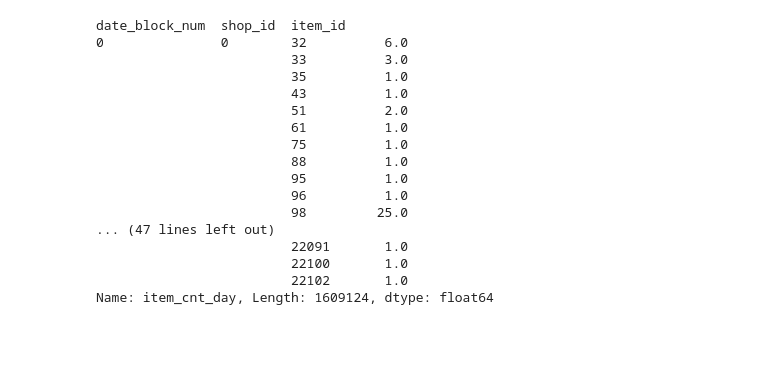
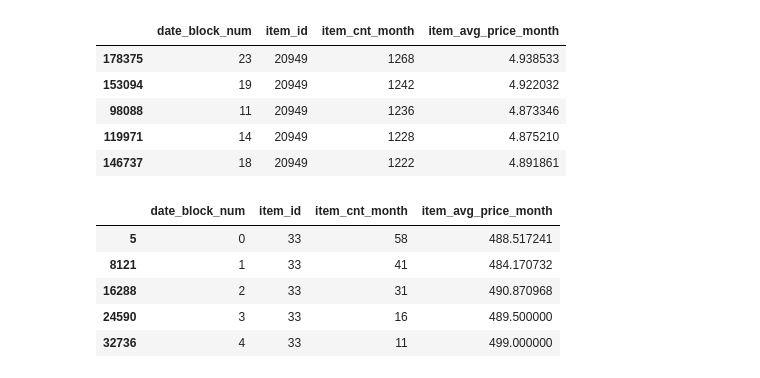
Before and after one commit to paulmathew111/ds, a Jupyter notebook: python/app/kaggle_predictFutureSales/predictFutureSales.ipynb, the cells around one changed output. Saved outputs shown, nothing was run; the diff lists cells and outputs as text; code cells hidden in the pictures; blank space fills up the shorter version.

```diff
--- a/python/app/kaggle_predictFutureSales/predictFutureSales.ipynb
+++ b/python/app/kaggle_predictFutureSales/predictFutureSales.ipynb
@@ -5,2 +6,7 @@ import seaborn as sns
 
 %matplotlib inline
+# %%
+salesTrain = pd.read_csv('../../../data/kaggle/predicFutureSales/sales_train.csv.gz', compression= 'gzip')
+items = pd.read_csv('../../../data/kaggle/predicFutureSales/items.csv')
+itemCategories = pd.read_csv('../../../data/kaggle/predicFutureSales/item_categories.csv')
+shops = pd.read_csv('../../../data/kaggle/predicFutureSales/shops.csv')
@@ -31,20 +33,23 @@ bla = data.groupby(['date_block_num','shop_id','item_id'])['item_cnt_day'].sum()
-# %%
-bla
-# %% [output]
-date_block_num  shop_id  item_id
-0               0        32          6.0
-                         33          3.0
-                         35          1.0
-                         43          1.0
-                         51          2.0
-                         61          1.0
-                         75          1.0
-                         88          1.0
-                         95          1.0
-                         96          1.0
-                         98         25.0
-... (47 lines left out)
-                         22091       1.0
-                         22100       1.0
-                         22102       1.0
-Name: item_cnt_day, Length: 1609124, dtype: float64
+# %%
+monthlyData = salesTrain.groupby(by = ['date_block_num','item_id'])['shop_id'].size().reset_index(name = 'item_cnt_month')
+monthlyData = monthlyData.merge(salesTrain.groupby(by = ['date_block_num','item_id'])['item_price'].mean().reset_index(name = 'item_avg_price_month'), how = 'left', on = ['date_block_num', 'item_id'])
+monthlyData.sort_values(by = ['item_cnt_month'], ascending = False).head()
+# %% [output]
+|  | date_block_num | item_id | item_cnt_month | item_avg_price_month |
+| 178375 | 23 | 20949 | 1268 | 4.938533 |
+| 153094 | 19 | 20949 | 1242 | 4.922032 |
+| 98088 | 11 | 20949 | 1236 | 4.873346 |
+| 119971 | 14 | 20949 | 1228 | 4.875210 |
+| 146737 | 18 | 20949 | 1222 | 4.891861 |
+# %%
+# plot trends in months sales for an item
+#itemData =  monthlyData.loc[monthlyData['item_id'] == 20949]
+itemData =  monthlyData.loc[monthlyData['item_id'] == 33]
+itemData.head()
+# %% [output]
+|  | date_block_num | item_id | item_cnt_month | item_avg_price_month |
+| 5 | 0 | 33 | 58 | 488.517241 |
+| 8121 | 1 | 33 | 41 | 484.170732 |
+| 16288 | 2 | 33 | 31 | 490.870968 |
+| 24590 | 3 | 33 | 16 | 489.500000 |
+| 32736 | 4 | 33 | 11 | 499.000000 |
```
Also changed, not shown: parts of 23 cells of this notebook, 1 other file.
